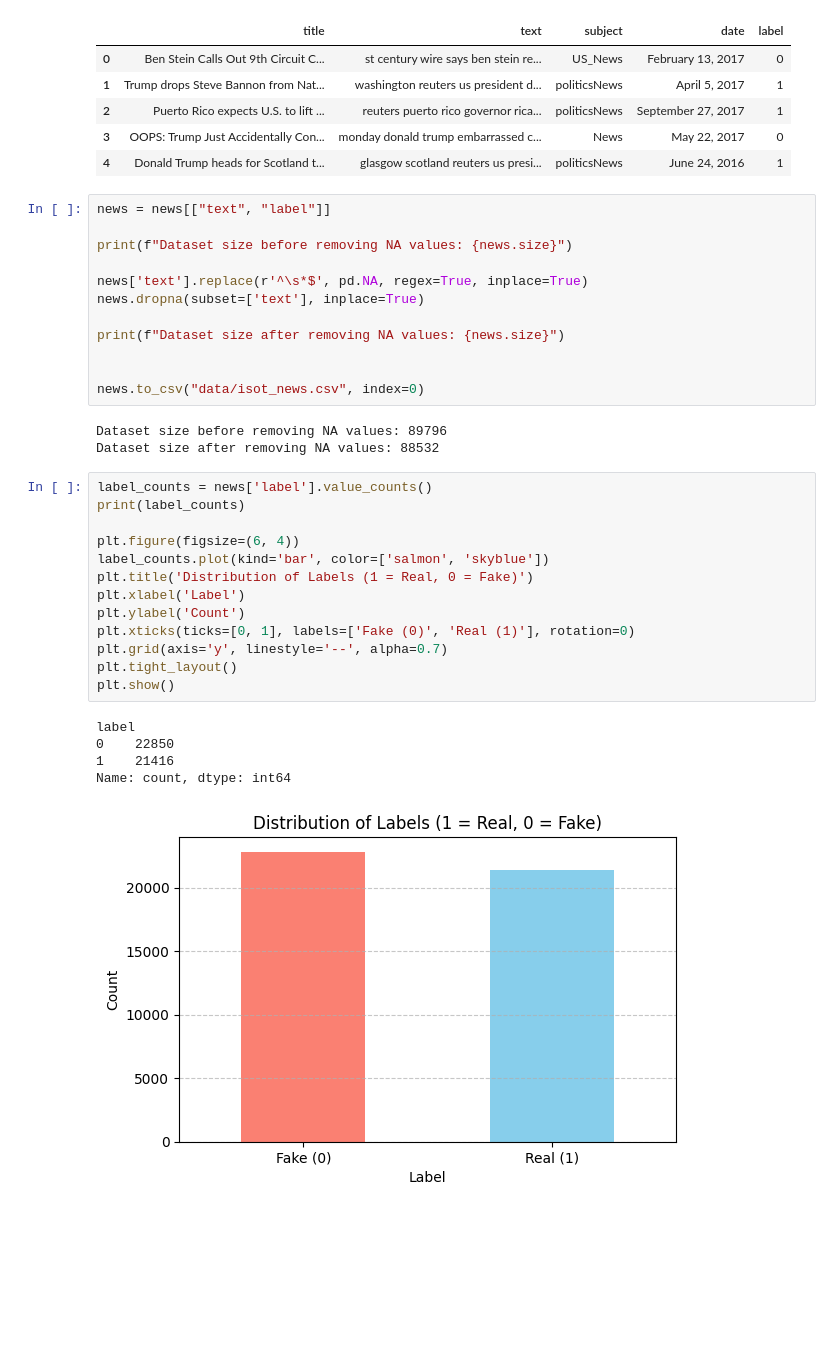
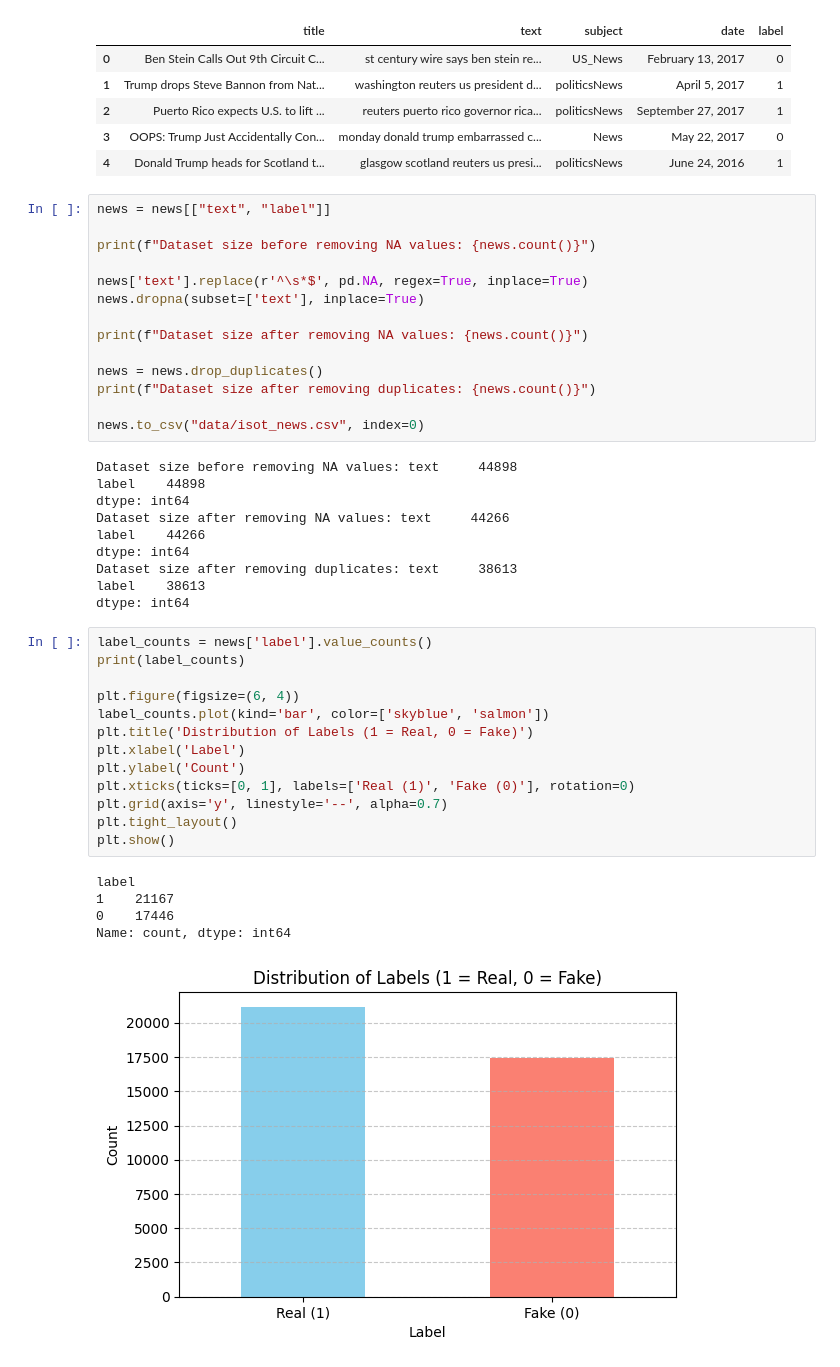
Before and after one commit to katerynamelnykova/fake-news-classifier, a Jupyter notebook: data_cleaning_isot.ipynb, the cells around one changed output. Cells and saved outputs as stored; diff of their text form; blank space fills up the shorter version.

Commit message:
removed duplicates

```diff
--- a/data_cleaning_isot.ipynb
+++ b/data_cleaning_isot.ipynb
@@ -86,34 +86,43 @@ news.head()
 # %%
 news = news[["text", "label"]]
 
-print(f"Dataset size before removing NA values: {news.size}")
+print(f"Dataset size before removing NA values: {news.count()}")
 
 news['text'].replace(r'^\s*$', pd.NA, regex=True, inplace=True)
 news.dropna(subset=['text'], inplace=True)
 
-print(f"Dataset size after removing NA values: {news.size}")
+print(f"Dataset size after removing NA values: {news.count()}")
 
+news = news.drop_duplicates()
+print(f"Dataset size after removing duplicates: {news.count()}")
 
 news.to_csv("data/isot_news.csv", index=0)
 # %% [output]
-Dataset size before removing NA values: 89796
-Dataset size after removing NA values: 88532
+Dataset size before removing NA values: text     44898
+label    44898
+dtype: int64
+Dataset size after removing NA values: text     44266
+label    44266
+dtype: int64
+Dataset size after removing duplicates: text     38613
+label    38613
+dtype: int64
 # %%
 label_counts = news['label'].value_counts()
 print(label_counts)
 
 plt.figure(figsize=(6, 4))
-label_counts.plot(kind='bar', color=['salmon', 'skyblue'])
+label_counts.plot(kind='bar', color=['skyblue', 'salmon'])
 plt.title('Distribution of Labels (1 = Real, 0 = Fake)')
 plt.xlabel('Label')
 plt.ylabel('Count')
-plt.xticks(ticks=[0, 1], labels=['Fake (0)', 'Real (1)'], rotation=0)
+plt.xticks(ticks=[0, 1], labels=['Real (1)', 'Fake (0)'], rotation=0)
 plt.grid(axis='y', linestyle='--', alpha=0.7)
 plt.tight_layout()
 plt.show()
 # %% [output]
 label
-0    22850
-1    21416
+1    21167
+0    17446
 Name: count, dtype: int64
-[figure, old version]
+[figure, new version]
```
Also changed, not shown: parts of 1 cell of this notebook, 11 other files.
